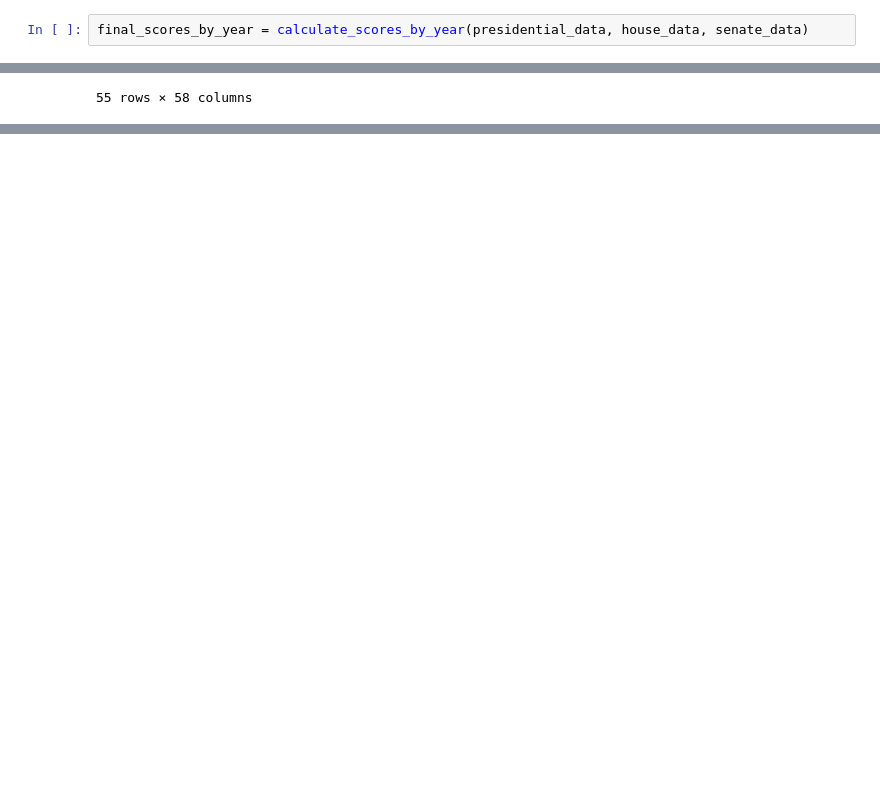
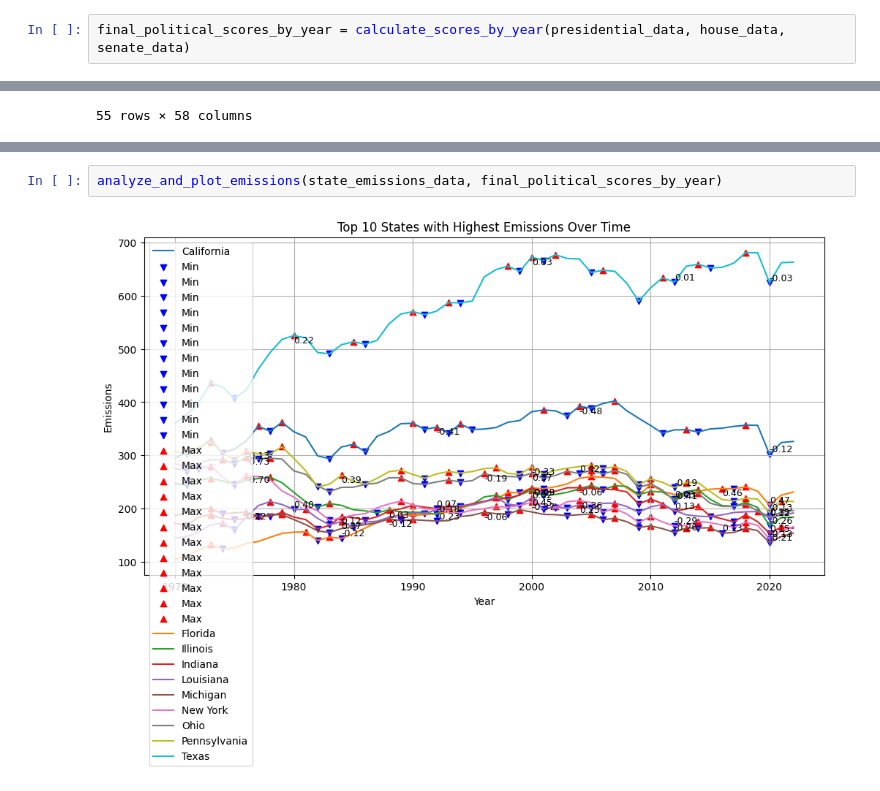
Before and after one commit to AyalYakobe/AirPollutionByPolitics, a Jupyter notebook: overview.ipynb, the cells around one changed output, grey strips where cells are left out. Saved outputs shown, nothing was run; the diff lists cells and outputs as text; blank space fills up the shorter version.

```diff
--- a/overview.ipynb
+++ b/overview.ipynb
@@ -175,2 +245,2 @@ def calculate_scores_by_year(presidential_data, house_data, senate_data):
 # %%
-final_scores_by_year = calculate_scores_by_year(presidential_data, house_data, senate_data)
+final_political_scores_by_year = calculate_scores_by_year(presidential_data, house_data, senate_data)
@@ -264,0 +289,4 @@ plt.show()
+# %%
+analyze_and_plot_emissions(state_emissions_data, final_political_scores_by_year)
+# %% [output]
+[figure, added]
```
Also changed, not shown: parts of 14 cells of this notebook, 1 other file.
